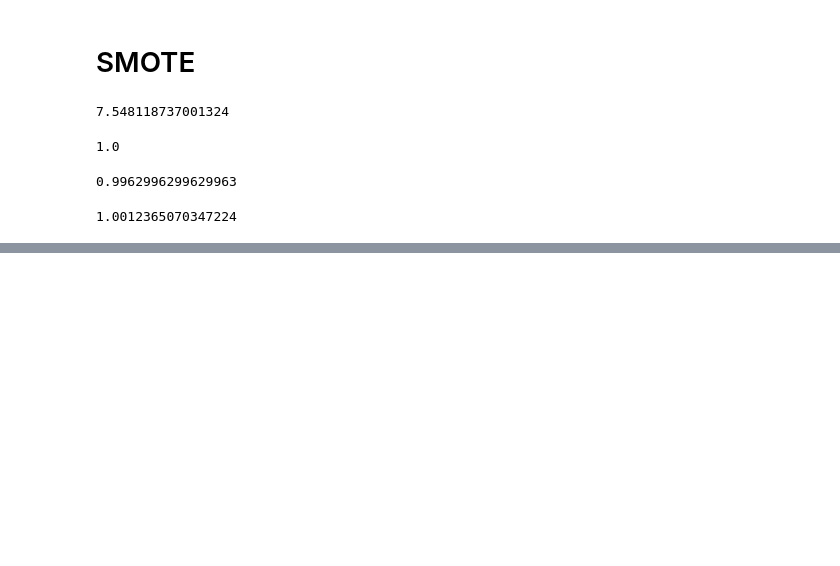
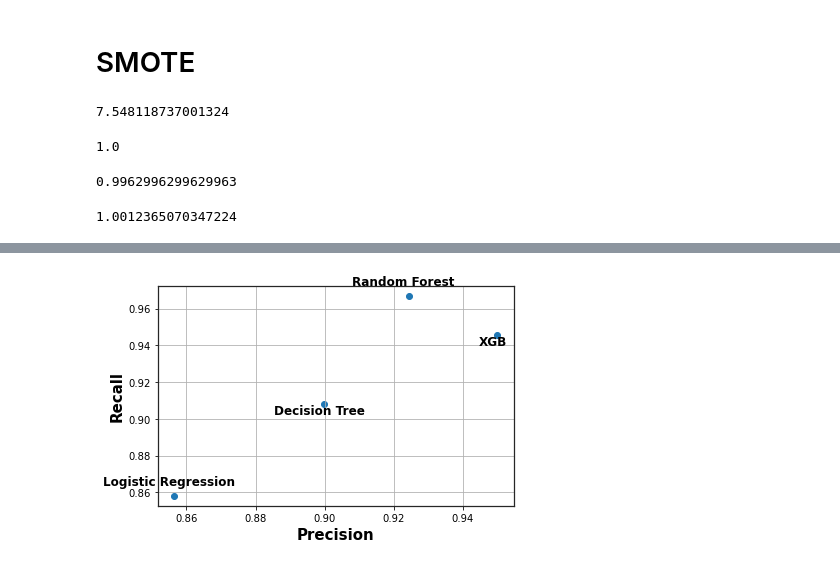
Before and after one commit to vviswanathan/datamites_internship, a Jupyter notebook: Code/Portuguese_Bank_Marketing_Project/PRCP-1000-Portuguese_Bank_Marketing_Project_Capstone.ipynb, the cells around one changed output, grey strips where cells are left out. Saved outputs shown, nothing was run; the diff lists cells and outputs as text; code cells hidden in the pictures; blank space fills up the shorter version.

```diff
--- a/Code/Portuguese_Bank_Marketing_Project/PRCP-1000-Portuguese_Bank_Marketing_Project_Capstone.ipynb
+++ b/Code/Portuguese_Bank_Marketing_Project/PRCP-1000-Portuguese_Bank_Marketing_Project_Capstone.ipynb
@@ -264,0 +1042,6 @@ sum(y_train==0)/sum(y_train==1)
+# %%
+results_df.Recall = (results_df.True_Positives)/\
+(results_df.True_Positives+results_df.False_Negatives)
+# %%
+results_df.Precision = (results_df.True_Positives)/\
+(results_df.True_Positives+results_df.False_Positives)
@@ -264,0 +1112,3 @@ sum(y_train==0)/sum(y_train==1)
+# %%
+df_results_temp_scatter = results_df_temp[(results_df_temp['Recall']>0.75) & (results_df_temp['Precision']>0.85)]
+df_results_temp_scatter = df_results_temp_scatter.loc[:, ['Precision', 'Recall', 'Classifier']].sort_values(by='Precision')
@@ -264,0 +1123,27 @@ sum(y_train==0)/sum(y_train==1)
+# %%
+plt.clf()
+temp=-1
+temp_1=-1
+plt.rcParams.update({'figure.autolayout': True})
+plt.rcParams["axes.edgecolor"] = "0.15"
+plt.rcParams["axes.linewidth"]  = 1.25
+plt.scatter(df_results_temp_scatter.Precision, df_results_temp_scatter.Recall)
+plt.grid()
+for x,y,z in zip(df_results_temp_scatter.Precision, df_results_temp_scatter.Recall, df_results_temp_scatter.Classifier):
+    temp_1 = temp_1*temp
+
+    plt.annotate(z, # this is the text
+                 (x,y), # this is the point to label
+                 textcoords="offset points", # how to position the text
+                 xytext=(5*temp,11*temp_1), # distance from text to points (x,y)
+                 fontweight="bold",
+                 fontsize = 12,
+                 ha='center') # horizontal alignment can be left, right or center
+
+#plt.title("Precision vs. Recall", fontsize = 15, fontweight="bold")
+plt.xlabel("Precision", fontsize=15, fontweight="bold")
+plt.ylabel("Recall", fontsize=15, fontweight="bold")
+plt.savefig('Precision_vs_Recall.png')
+plt.show()
+# %% [output]
+[figure, added]
```
Also changed, not shown: parts of 64 cells of this notebook, 3 other files.
